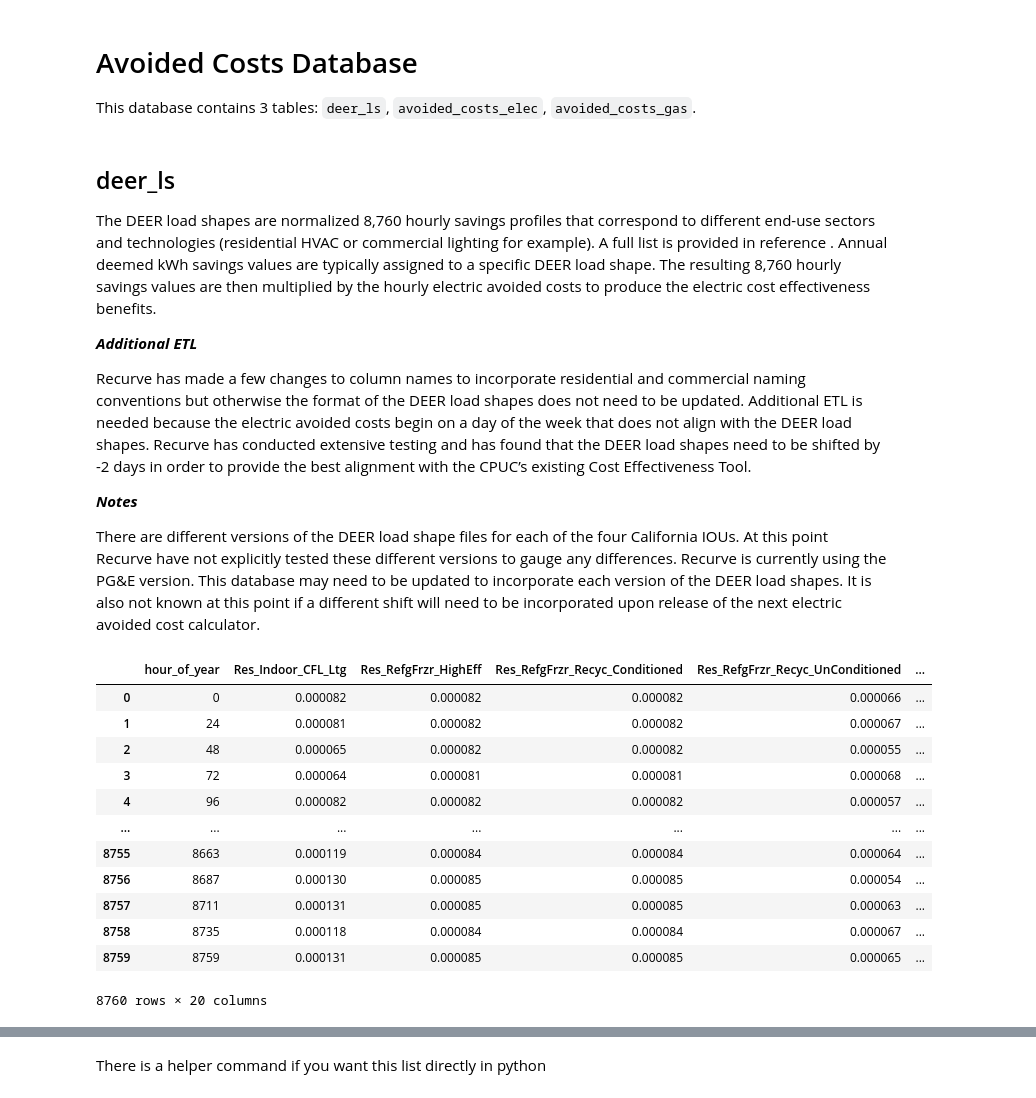
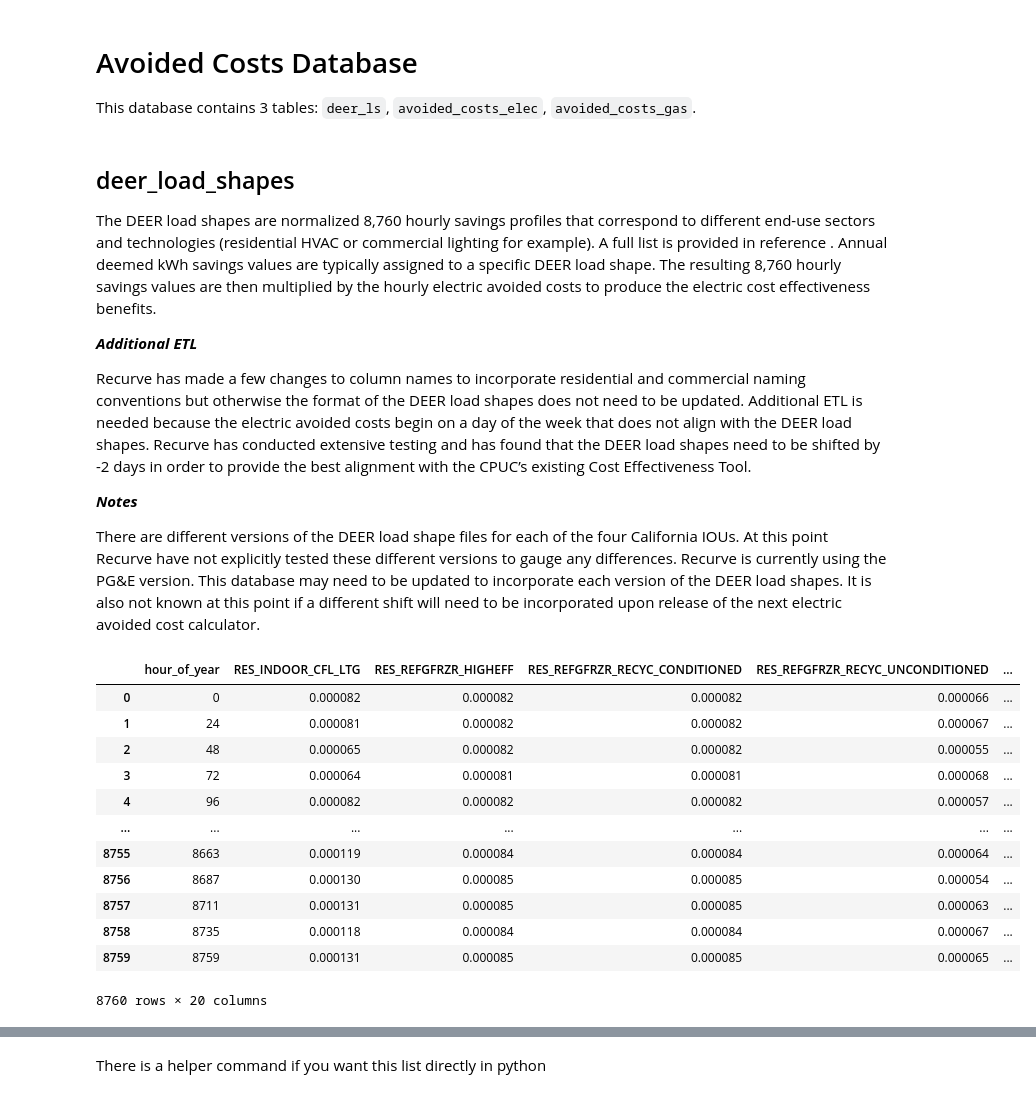
Before and after one commit to recurve-methods/flexvalue, a Jupyter notebook: notebooks/tutorial.ipynb, the cells around one changed output, grey strips where cells are left out. Saved outputs shown, nothing was run; the diff lists cells and outputs as text; code cells hidden in the pictures.

```diff
--- a/notebooks/tutorial.ipynb
+++ b/notebooks/tutorial.ipynb
@@ -36,7 +35,7 @@ import sqlite3
 db_filepath = os.path.join(os.environ['DATABASE_LOCATION'], "2020.db")
 con = sqlite3.connect(db_filepath)
 # %% [markdown]
-## deer_ls
+## deer_load_shapes
 
 The DEER load shapes are normalized 8,760 hourly savings profiles that correspond to different end-use sectors and technologies (residential HVAC or commercial lighting for example). A full list is provided in reference . Annual deemed kWh savings values are typically assigned to a specific DEER load shape. The resulting 8,760 hourly savings values are then multiplied by the hourly electric avoided costs to produce the electric cost effectiveness benefits.
 
@@ -48,10 +47,10 @@ __*Notes*__
 
 There are different versions of the DEER load shape files for each of the four California IOUs. At this point Recurve have not explicitly tested these different versions to gauge any differences. Recurve is currently using  the PG&E version. This database may need to be updated to incorporate each version of the DEER load shapes. It is also not known at this point if a different shift will need to be incorporated upon release of the next electric avoided cost calculator.
 # %%
-df_deer_load_shapes = pd.read_sql("select * from deer_ls", con=con).drop("local_pkid_", axis=1)
+df_deer_load_shapes = pd.read_sql("select * from deer_load_shapes", con=con).drop("local_pkid_", axis=1)
 df_deer_load_shapes
 # %% [output]
-|  | hour_of_year | Res_Indoor_CFL_Ltg | Res_RefgFrzr_HighEff | Res_RefgFrzr_Recyc_Conditioned | Res_RefgFrzr_Recyc_UnConditioned | ... |
+|  | hour_of_year | RES_INDOOR_CFL_LTG | RES_REFGFRZR_HIGHEFF | RES_REFGFRZR_RECYC_CONDITIONED | RES_REFGFRZR_RECYC_UNCONDITIONED | ... |
 | 0 | 0 | 0.000082 | 0.000082 | 0.000082 | 0.000066 | ... |
 | 1 | 24 | 0.000081 | 0.000082 | 0.000082 | 0.000067 | ... |
 | 2 | 48 | 0.000065 | 0.000082 | 0.000082 | 0.000055 | ... |
```
Also changed, not shown: parts of 18 cells of this notebook, 12 other files.
